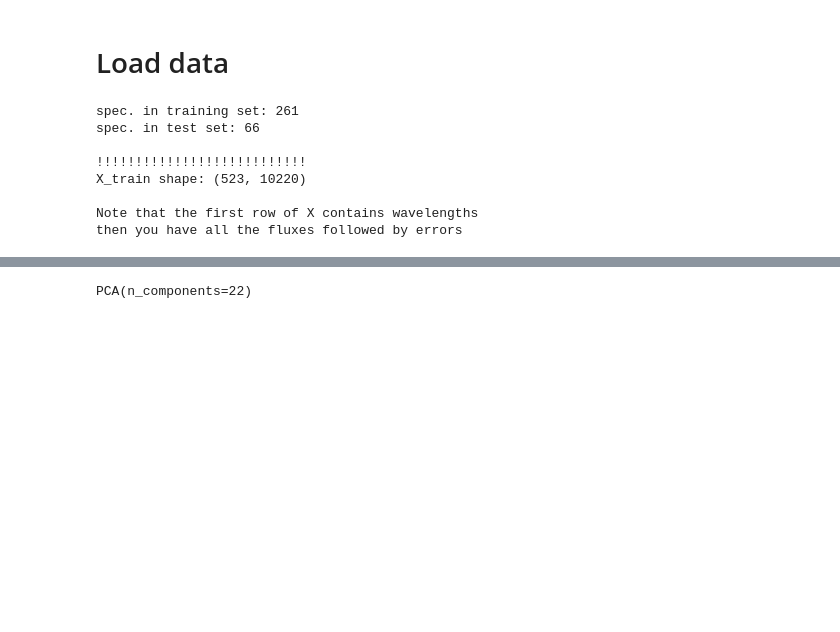
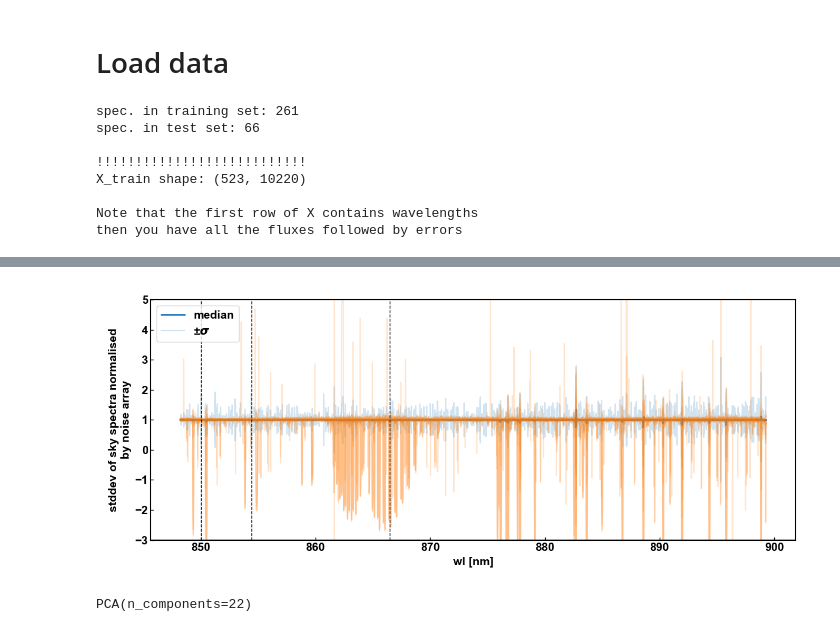
Before and after one commit to cabrera-ziri/Reticulum, a Jupyter notebook: sky_lines3.ipynb, the cells around one changed output, grey strips where cells are left out. Cells and saved outputs as stored; diff of their text form; code cells hidden in the pictures; blank space fills up the shorter version.

```diff
--- a/sky_lines3.ipynb
+++ b/sky_lines3.ipynb
@@ -324,3 +386,25 @@ plt.tight_layout()
+# %%
+
+
+f, ax = plt.subplots(figsize=(12,5))
+
+ax.plot(X_prepared[0,:],np.median(_X[~outleirs],axis=0),label='median',lw=2)
+ax.plot(X_prepared[0,:],np.median(_X[~outleirs],axis=0)+np.std(_X[~outleirs],axis=0),label='±$\sigma$',color='tab:blue',alpha=0.2)
+ax.plot(X_prepared[0,:],np.median(_X[~outleirs],axis=0)-np.std(_X[~outleirs],axis=0),label='',color='tab:blue',alpha=0.2)
+
+for _x in _X[outleirs]:
+    ax.plot(X_prepared[0,:],_x,alpha=0.2,color='tab:orange')
+
+ax.set_xlabel('wl [nm]')
+ax.set_ylabel('stddev of sky spectra normalised\nby noise array')
+# plt.semilogy()
+ax.set_ylim(-3,5)
+plt.legend()
+for _ in [850.04,854.44, 866.45]:
+    ax.axvline(_,lw=1,ls='--',color='k')
+plt.tight_layout()
+# %% [output]
+[figure, added]
 # %%
 # 1st pca run
 pca = PCA()
```
Also changed, not shown: parts of 4 cells of this notebook.
